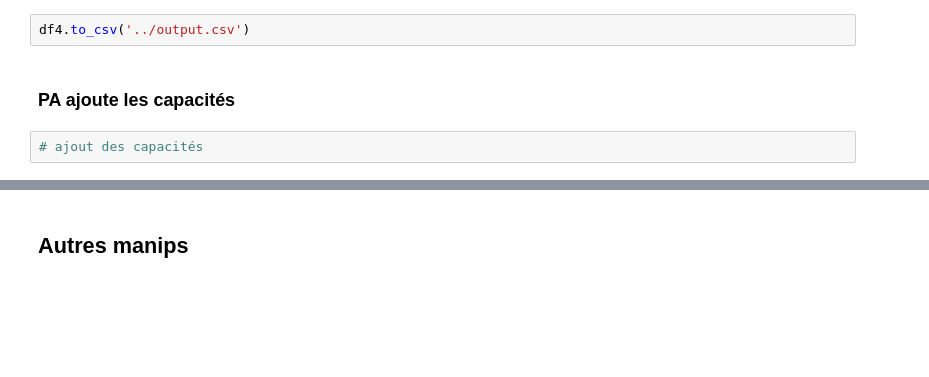
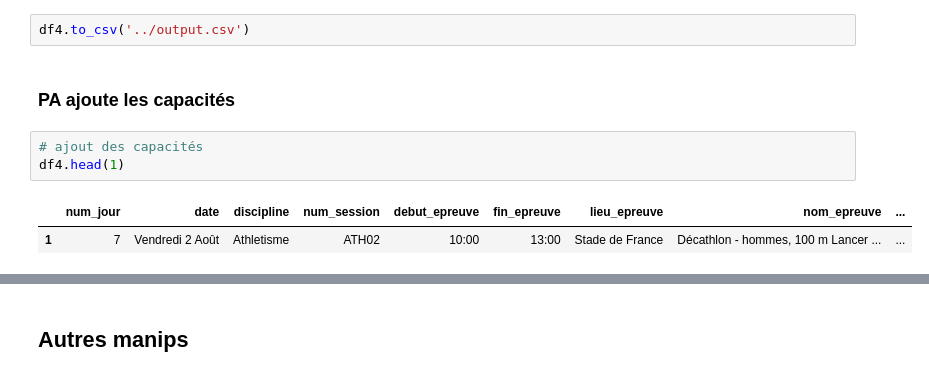
Before and after one commit to pierreantoineviudes/infra_jo_viz, a Jupyter notebook: data_preprocessing/Preprocessing_recap.ipynb, the cells around one changed output, grey strips where cells are left out. Drawn from its saved outputs; the diff is of its cells as text; blank space fills up the shorter version.

```diff
--- a/data_preprocessing/Preprocessing_recap.ipynb
+++ b/data_preprocessing/Preprocessing_recap.ipynb
@@ -382,3 +374,7 @@ df4.to_csv('../output.csv')
 ### PA ajoute les capacités
 # %%
 # ajout des capacités
+df4.head(1)
+# %% [output]
+|  | num_jour | date | discipline | num_session | debut_epreuve | fin_epreuve | lieu_epreuve | nom_epreuve | ... |
+| 1 | 7 | Vendredi 2 Août | Athletisme | ATH02 | 10:00 | 13:00 | Stade de France | Décathlon - hommes, 100 m Lancer ... | ... |
```
Also changed, not shown: parts of 7 cells of this notebook, 3 other files.
